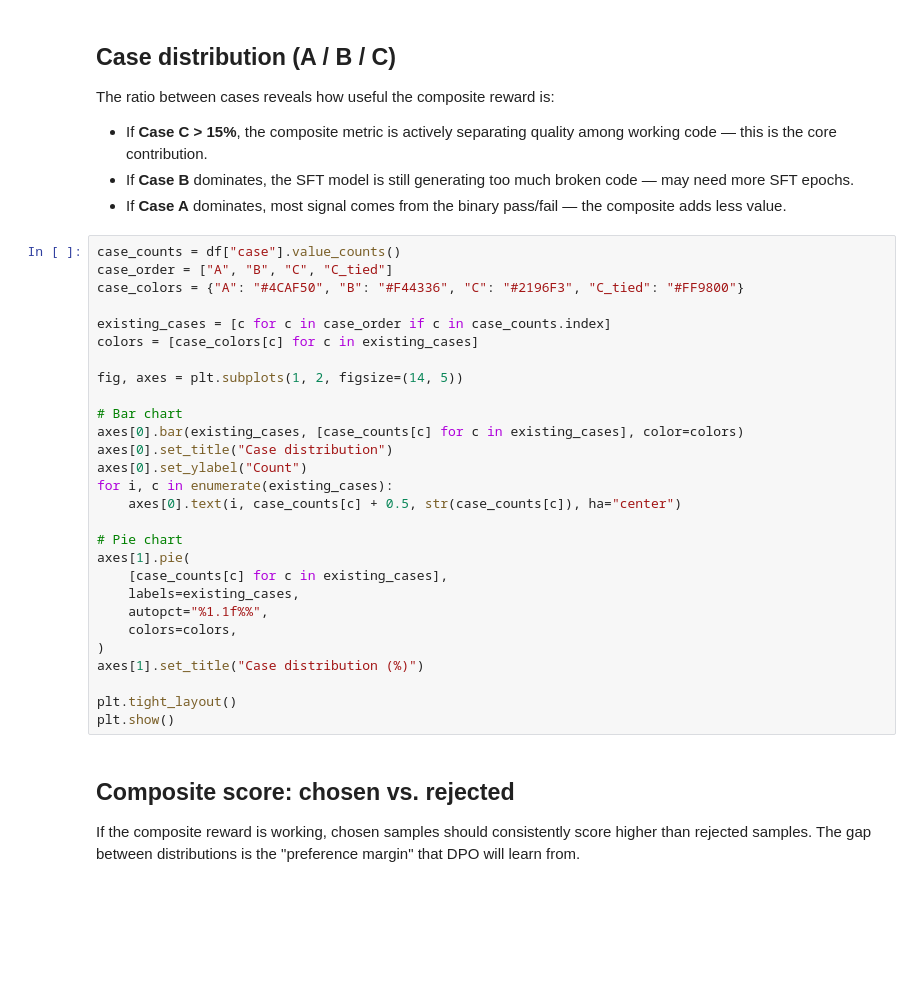
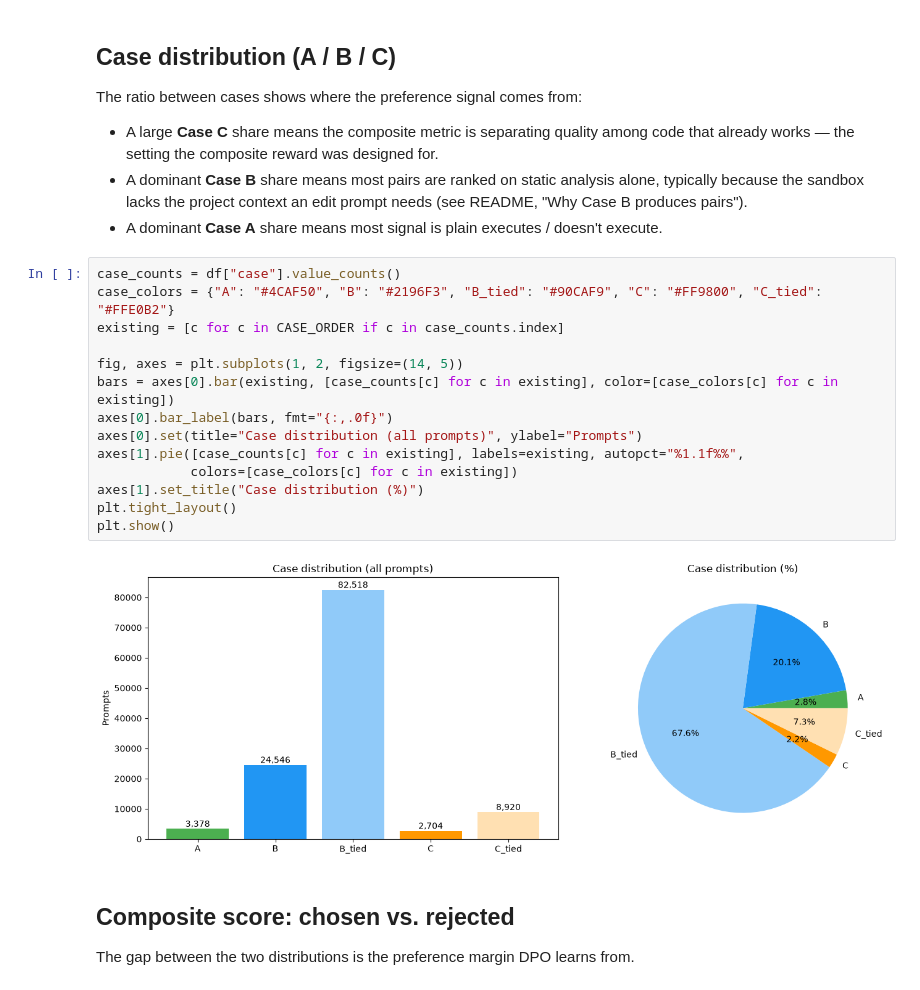
Before and after one commit to Sergasgr/CodeAlign, a Jupyter notebook: src/notebooks/03_preference_generation_report.ipynb, the cells around one changed output. Saved outputs shown, nothing was run; the diff lists cells and outputs as text; blank space fills up the shorter version.

```diff
--- a/src/notebooks/03_preference_generation_report.ipynb
+++ b/src/notebooks/03_preference_generation_report.ipynb
@@ -38,40 +73,28 @@ print(f"Pairs discarded:   {discarded} ({discarded / total:.1%})")
 # %% [markdown]
 ## Case distribution (A / B / C)
 
-The ratio between cases reveals how useful the composite reward is:
-- If **Case C > 15%**, the composite metric is actively separating quality among working code — this is the core contribution.
-- If **Case B** dominates, the SFT model is still generating too much broken code — may need more SFT epochs.
-- If **Case A** dominates, most signal comes from the binary pass/fail — the composite adds less value.
+The ratio between cases shows where the preference signal comes from:
+- A large **Case C** share means the composite metric is separating quality among code that already works — the setting the composite reward was designed for.
+- A dominant **Case B** share means most pairs are ranked on static analysis alone, typically because the sandbox lacks the project context an edit prompt needs (see README, "Why Case B produces pairs").
+- A dominant **Case A** share means most signal is plain executes / doesn't execute.
 # %%
 case_counts = df["case"].value_counts()
-case_order = ["A", "B", "C", "C_tied"]
-case_colors = {"A": "#4CAF50", "B": "#F44336", "C": "#2196F3", "C_tied": "#FF9800"}
-
-existing_cases = [c for c in case_order if c in case_counts.index]
-colors = [case_colors[c] for c in existing_cases]
+case_colors = {"A": "#4CAF50", "B": "#2196F3", "B_tied": "#90CAF9", "C": "#FF9800", "C_tied": "#FFE0B2"}
+existing = [c for c in CASE_ORDER if c in case_counts.index]
 
 fig, axes = plt.subplots(1, 2, figsize=(14, 5))
-
-# Bar chart
-axes[0].bar(existing_cases, [case_counts[c] for c in existing_cases], color=colors)
-axes[0].set_title("Case distribution")
-axes[0].set_ylabel("Count")
-for i, c in enumerate(existing_cases):
-    axes[0].text(i, case_counts[c] + 0.5, str(case_counts[c]), ha="center")
-
-# Pie chart
-axes[1].pie(
-    [case_counts[c] for c in existing_cases],
-    labels=existing_cases,
-    autopct="%1.1f%%",
-    colors=colors,
-)
+bars = axes[0].bar(existing, [case_counts[c] for c in existing], color=[case_colors[c] for c in existing])
+axes[0].bar_label(bars, fmt="{:,.0f}")
+axes[0].set(title="Case distribution (all prompts)", ylabel="Prompts")
+axes[1].pie([case_counts[c] for c in existing], labels=existing, autopct="%1.1f%%",
+            colors=[case_colors[c] for c in existing])
 axes[1].set_title("Case distribution (%)")
-
 plt.tight_layout()
 plt.show()
+# %% [output]
+[figure, added]
 # %% [markdown]
 ## Composite score: chosen vs. rejected
 
-If the composite reward is working, chosen samples should consistently score higher than rejected samples. The gap between distributions is the "preference margin" that DPO will learn from.
+The gap between the two distributions is the preference margin DPO learns from.
 # %%
```
Also changed, not shown: parts of 16 cells of this notebook, 42 other files.
